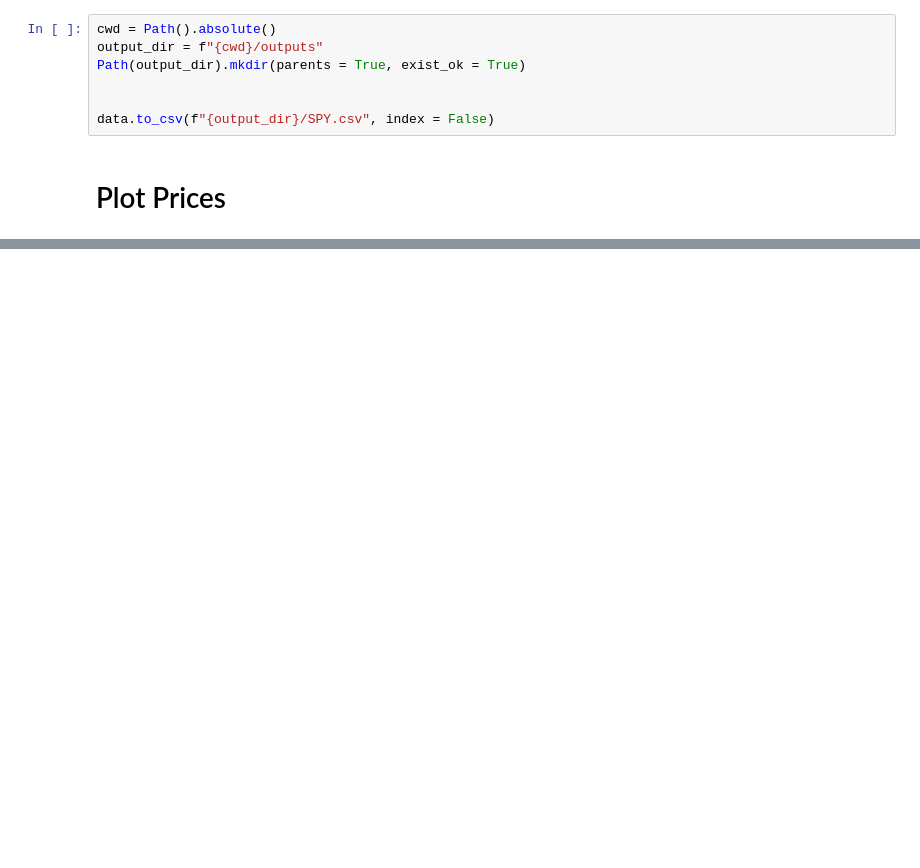
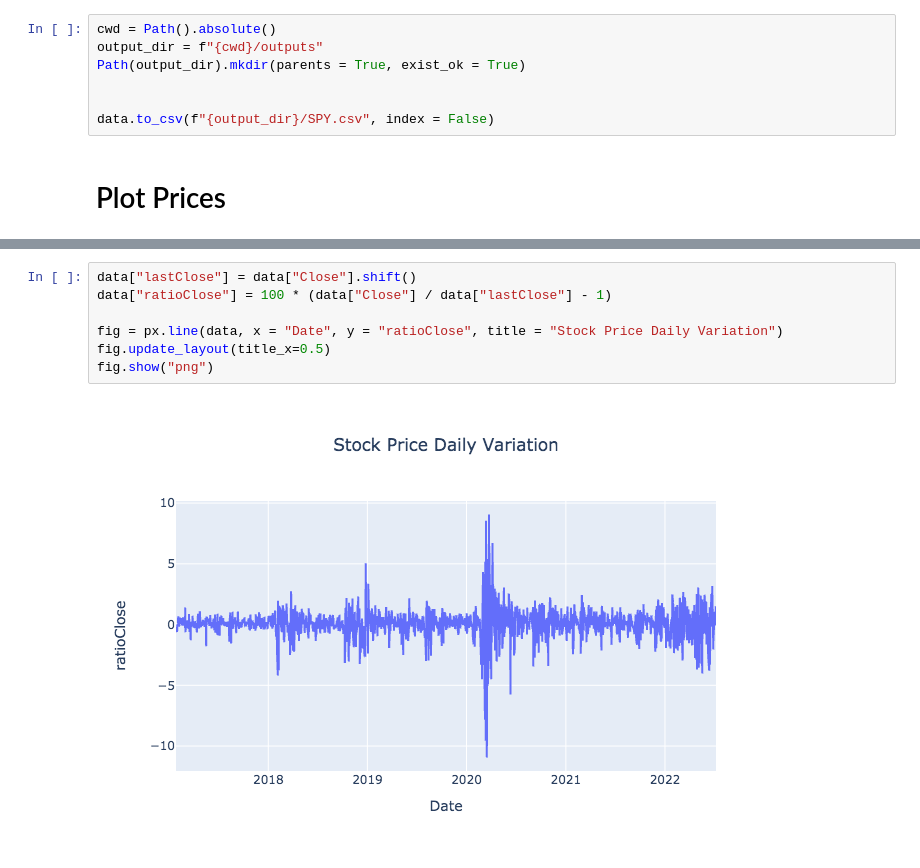
Before and after one commit to calbornozflores/spy-youtube, a Jupyter notebook: notebooks/03 - SPY Timeseries Extraction.ipynb, the cells around one changed output, grey strips where cells are left out. Cells and saved outputs as stored; diff of their text form; blank space fills up the shorter version.

```diff
--- a/notebooks/03 - SPY Timeseries Extraction.ipynb
+++ b/notebooks/03 - SPY Timeseries Extraction.ipynb
@@ -53,0 +55,9 @@ fig.show("png")
+# %%
+data["lastClose"] = data["Close"].shift()
+data["ratioClose"] = 100 * (data["Close"] / data["lastClose"] - 1)
+
+fig = px.line(data, x = "Date", y = "ratioClose", title = "Stock Price Daily Variation")
+fig.update_layout(title_x=0.5)
+fig.show("png")
+# %% [output]
+[figure, added]
```
Also changed, not shown: parts of 4 cells of this notebook, 1 other file.
